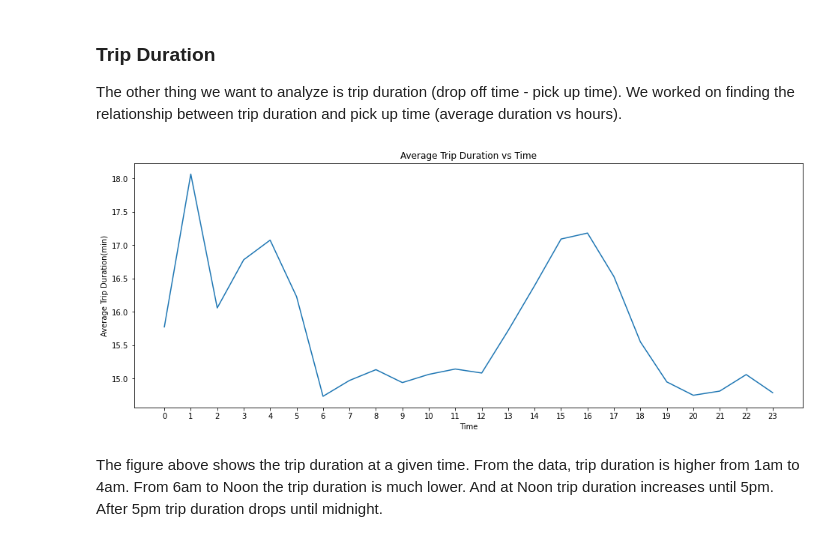
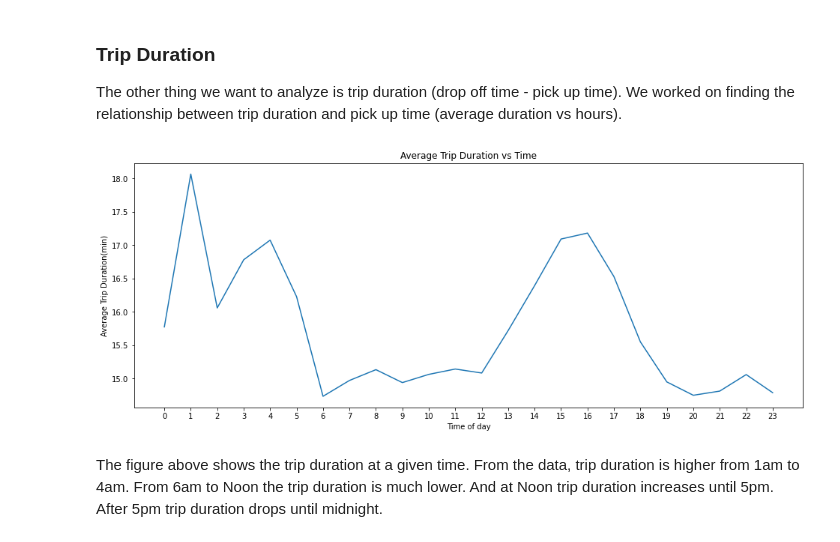
Before and after one commit to heweiron/taxi_trip_report, a Jupyter notebook: taxi_data_report.ipynb, the cells around one changed output. Cells and saved outputs as stored; diff of their text form; code cells hidden in the pictures.

```diff
--- a/taxi_data_report.ipynb
+++ b/taxi_data_report.ipynb
@@ -230,15 +230,15 @@ df_tripDurationVSPickupTime = pq.read_pandas('tripDurationVSPickupTime.parquet')
 # %%
 trip_durations = np.array(df_tripDurationVSPickupTime['avg_trip_duration'])/60
 hours = np.array(df_tripDurationVSPickupTime['pickup_hour'])
 plt.figure(figsize=(16,6))
 plt.plot(hours, trip_durations)
 plt.xticks(range(0, 24))
-plt.xlabel("Time")
+plt.xlabel("Time of day")
 plt.ylabel("Average Trip Duration(min)")
 plt.title("Average Trip Duration vs Time")
 plt.show()
 # %% [output]
-[figure, old version]
+[figure, new version]
 # %% [markdown]
 The figure above shows the trip duration at a given time. From the data, trip duration is higher from 1am to 4am. From 6am to Noon the trip duration is much lower. And at Noon trip duration increases until 5pm. After 5pm trip duration drops until midnight.
 # %%
```
Also changed, not shown: parts of 12 cells of this notebook.
